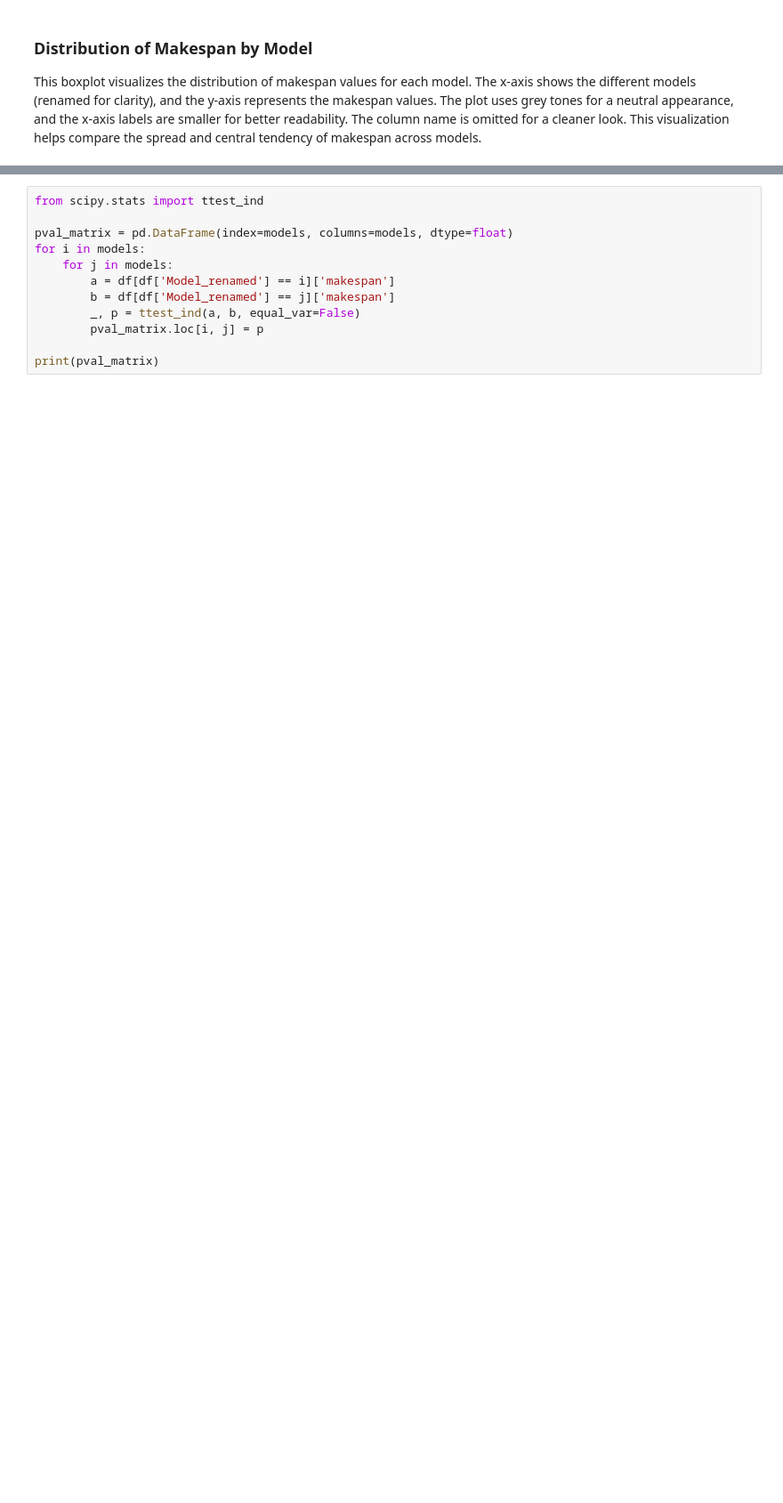
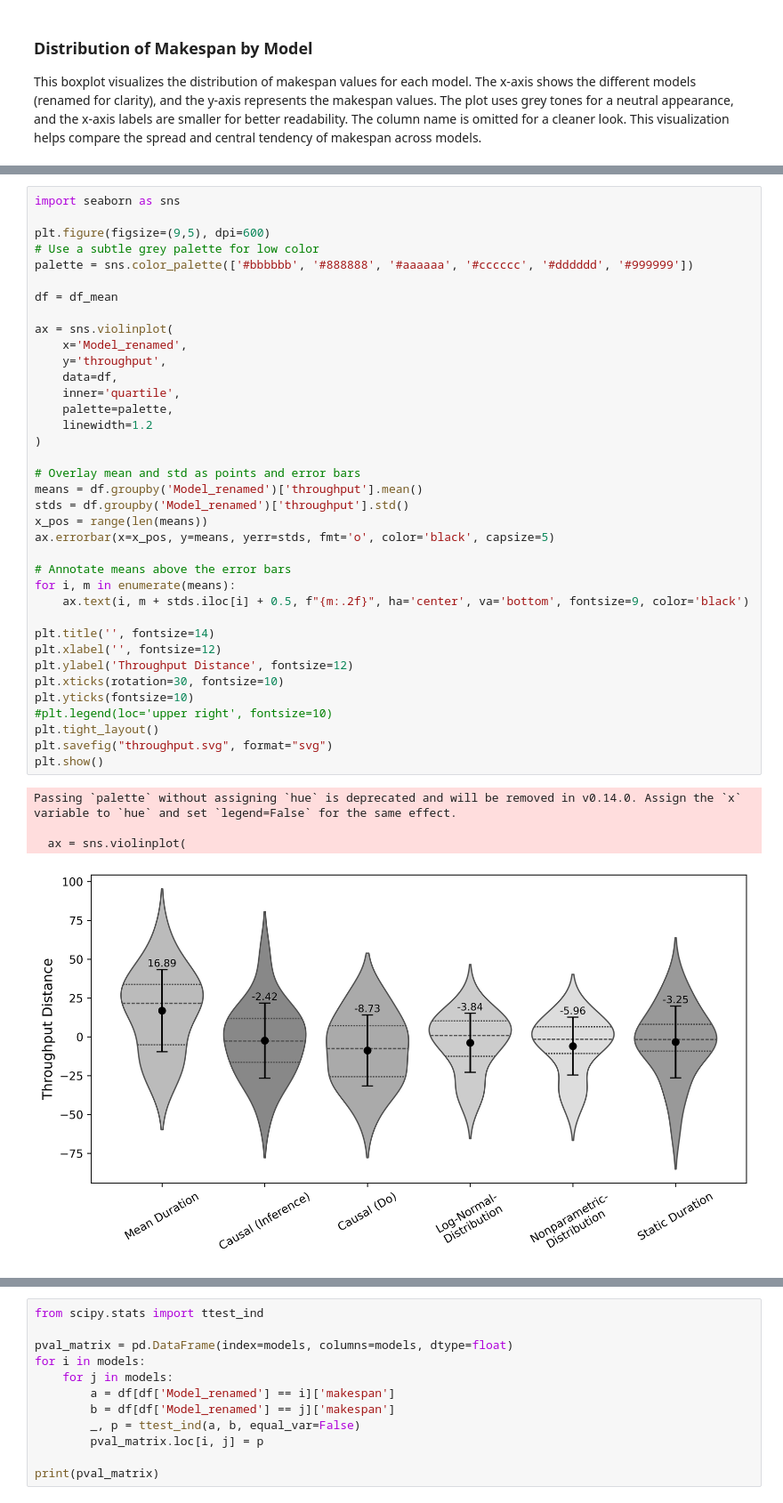
Before and after one commit to MarvinMat/PlanCausal, a Jupyter notebook: Statstics.ipynb, the cells around one changed output, grey strips where cells are left out. Shown at 89% size. Cells and saved outputs as stored; diff of their text form; blank space fills up the shorter version.

```diff
--- a/Statstics.ipynb
+++ b/Statstics.ipynb
@@ -62,2 +69,44 @@ print(tabulate.tabulate(results, headers='keys', tablefmt='rounded_outline'))
+# %%
+import seaborn as sns
+
+plt.figure(figsize=(9,5), dpi=600)
+# Use a subtle grey palette for low color
+palette = sns.color_palette(['#bbbbbb', '#888888', '#aaaaaa', '#cccccc', '#dddddd', '#999999'])
+
+df = df_mean
+
+ax = sns.violinplot(
+    x='Model_renamed',
+    y='throughput',
+    data=df,
+    inner='quartile',
+    palette=palette,
+    linewidth=1.2
+)
+
+# Overlay mean and std as points and error bars
+means = df.groupby('Model_renamed')['throughput'].mean()
+stds = df.groupby('Model_renamed')['throughput'].std()
+x_pos = range(len(means))
+ax.errorbar(x=x_pos, y=means, yerr=stds, fmt='o', color='black', capsize=5)
+
+# Annotate means above the error bars
+for i, m in enumerate(means):
+    ax.text(i, m + stds.iloc[i] + 0.5, f"{m:.2f}", ha='center', va='bottom', fontsize=9, color='black')
+
+plt.title('', fontsize=14)
+plt.xlabel('', fontsize=12)
+plt.ylabel('Throughput Distance', fontsize=12)
+plt.xticks(rotation=30, fontsize=10)
+plt.yticks(fontsize=10)
+#plt.legend(loc='upper right', fontsize=10)
+plt.tight_layout()
+plt.savefig("throughput.svg", format="svg")
+plt.show()
+# %% [output]
+Passing `palette` without assigning `hue` is deprecated and will be removed in v0.14.0. Assign the `x` variable to `hue` and set `legend=False` for the same effect.
+
+  ax = sns.violinplot(
+[figure, added]
 # %%
 import numpy as np
```
Also changed, not shown: parts of 7 cells of this notebook, 11 other files.
